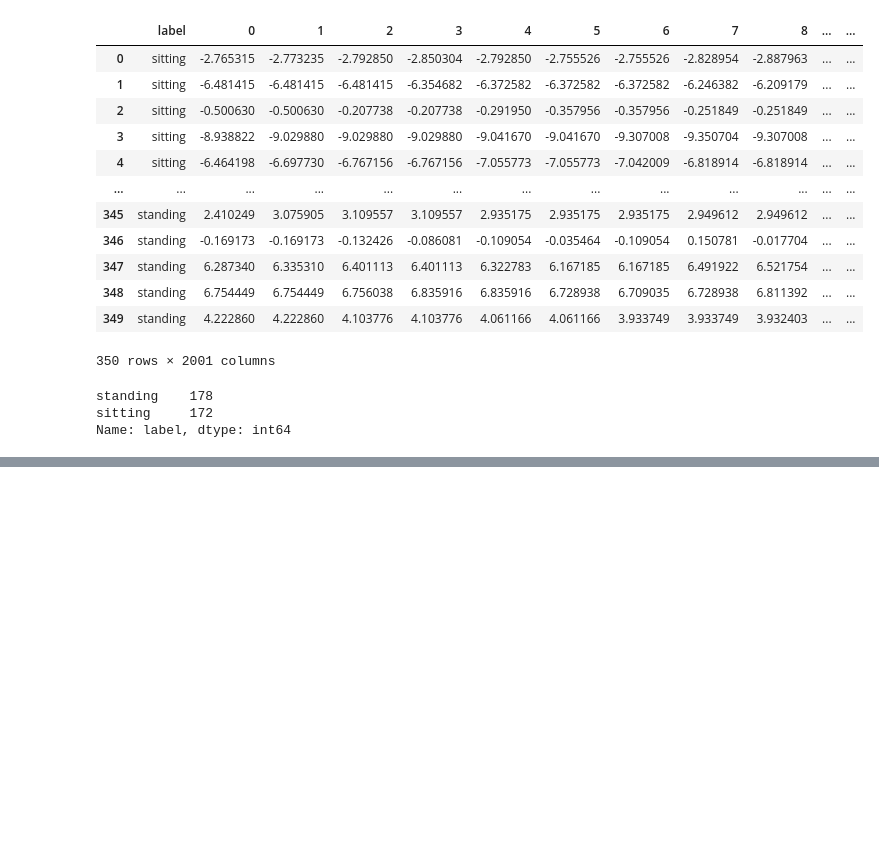
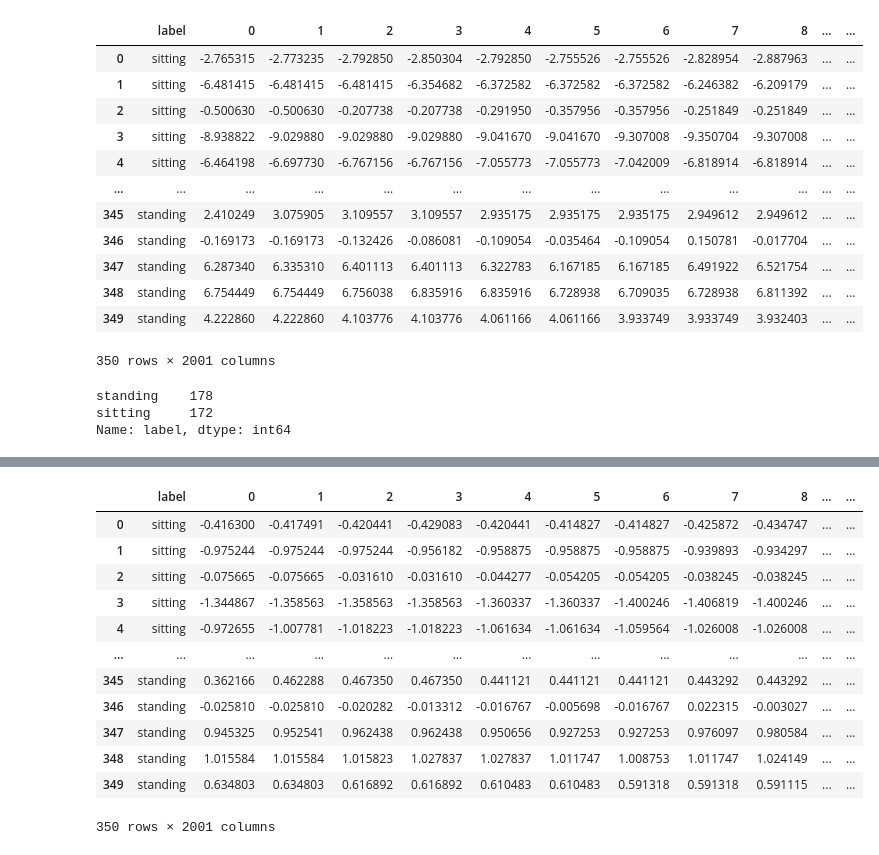
Before and after one commit to AurelienNioche/RIS, a Jupyter notebook: run/william/preprocessing.ipynb, the cells around one changed output, grey strips where cells are left out. Drawn from its saved outputs; the diff is of its cells as text; code cells hidden in the pictures; blank space fills up the shorter version.

```diff
--- a/run/william/preprocessing.ipynb
+++ b/run/william/preprocessing.ipynb
@@ -147 +130,22 @@ full
+# %%
+idx = data.columns[1:]
+x = data[idx].to_numpy()
+x -= x.mean()
+x /= x.std()
+data[idx] = x
+data
+# %% [output]
+|  | label | 0 | 1 | 2 | 3 | 4 | 5 | 6 | 7 | 8 | ... | ... |
+| 0 | sitting | -0.416300 | -0.417491 | -0.420441 | -0.429083 | -0.420441 | -0.414827 | -0.414827 | -0.425872 | -0.434747 | ... | ... |
+| 1 | sitting | -0.975244 | -0.975244 | -0.975244 | -0.956182 | -0.958875 | -0.958875 | -0.958875 | -0.939893 | -0.934297 | ... | ... |
+| 2 | sitting | -0.075665 | -0.075665 | -0.031610 | -0.031610 | -0.044277 | -0.054205 | -0.054205 | -0.038245 | -0.038245 | ... | ... |
+| 3 | sitting | -1.344867 | -1.358563 | -1.358563 | -1.358563 | -1.360337 | -1.360337 | -1.400246 | -1.406819 | -1.400246 | ... | ... |
+| 4 | sitting | -0.972655 | -1.007781 | -1.018223 | -1.018223 | -1.061634 | -1.061634 | -1.059564 | -1.026008 | -1.026008 | ... | ... |
+| ... | ... | ... | ... | ... | ... | ... | ... | ... | ... | ... | ... | ... |
+| 345 | standing | 0.362166 | 0.462288 | 0.467350 | 0.467350 | 0.441121 | 0.441121 | 0.441121 | 0.443292 | 0.443292 | ... | ... |
+| 346 | standing | -0.025810 | -0.025810 | -0.020282 | -0.013312 | -0.016767 | -0.005698 | -0.016767 | 0.022315 | -0.003027 | ... | ... |
+| 347 | standing | 0.945325 | 0.952541 | 0.962438 | 0.962438 | 0.950656 | 0.927253 | 0.927253 | 0.976097 | 0.980584 | ... | ... |
+| 348 | standing | 1.015584 | 1.015584 | 1.015823 | 1.027837 | 1.027837 | 1.011747 | 1.008753 | 1.011747 | 1.024149 | ... | ... |
+| 349 | standing | 0.634803 | 0.634803 | 0.616892 | 0.616892 | 0.610483 | 0.610483 | 0.591318 | 0.591318 | 0.591115 | ... | ... |
+350 rows × 2001 columns
 # %%
```
Also changed, not shown: parts of 11 cells of this notebook, 3 other files.
